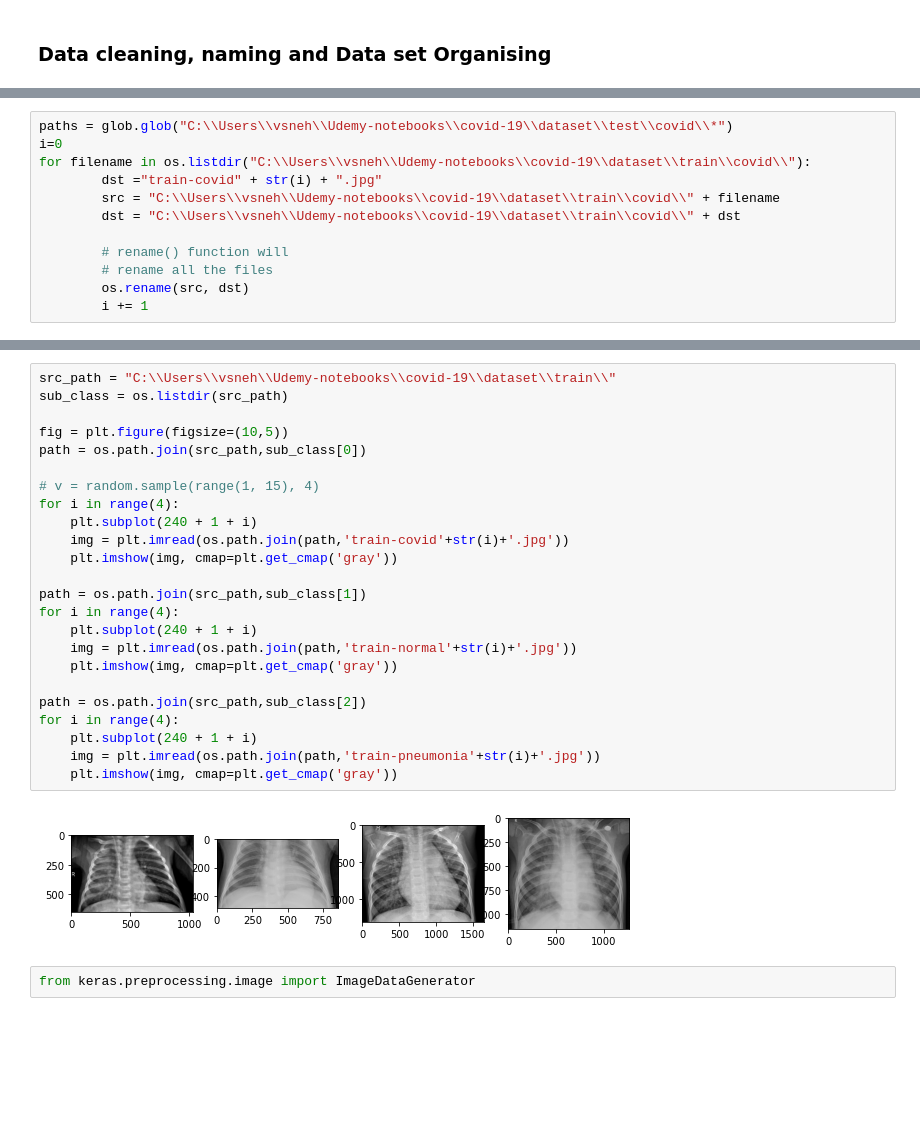
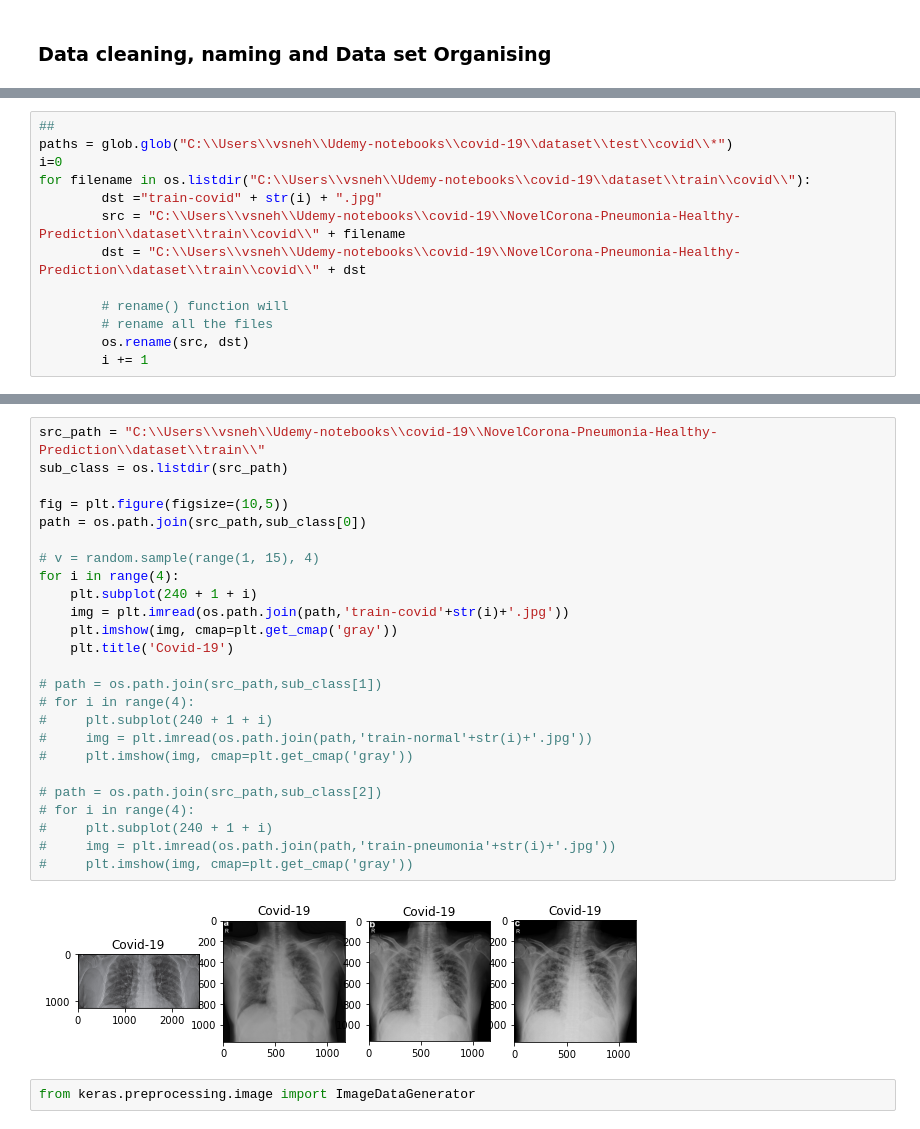
Before and after one commit to snehitvaddi/NovelCorona-Pneumonia-Prediction_V2, a Jupyter notebook: Novel Corona 19.ipynb, the cells around one changed output, grey strips where cells are left out. Saved outputs shown, nothing was run; the diff lists cells and outputs as text; blank space fills up the shorter version.

```diff
--- a/Novel Corona 19.ipynb
+++ b/Novel Corona 19.ipynb
@@ -22,10 +21,11 @@ You can download dataset from here https://drive.google.com/open?id=1wwXhV2pNJjG
 # %%
+##
 paths = glob.glob("C:\\Users\\vsneh\\Udemy-notebooks\\covid-19\\dataset\\test\\covid\\*")
 i=0
 for filename in os.listdir("C:\\Users\\vsneh\\Udemy-notebooks\\covid-19\\dataset\\train\\covid\\"):
         dst ="train-covid" + str(i) + ".jpg"
-        src = "C:\\Users\\vsneh\\Udemy-notebooks\\covid-19\\dataset\\train\\covid\\" + filename
-        dst = "C:\\Users\\vsneh\\Udemy-notebooks\\covid-19\\dataset\\train\\covid\\" + dst
+        src = "C:\\Users\\vsneh\\Udemy-notebooks\\covid-19\\NovelCorona-Pneumonia-Healthy-Prediction\\dataset\\train\\covid\\" + filename
+        dst = "C:\\Users\\vsneh\\Udemy-notebooks\\covid-19\\NovelCorona-Pneumonia-Healthy-Prediction\\dataset\\train\\covid\\" + dst
 
         # rename() function will
         # rename all the files
@@ -66,31 +65,32 @@ plt.imshow(img3)
 <matplotlib.image.AxesImage at 0x...>
 [figure]
 # %%
-src_path = "C:\\Users\\vsneh\\Udemy-notebooks\\covid-19\\dataset\\train\\"
+src_path = "C:\\Users\\vsneh\\Udemy-notebooks\\covid-19\\NovelCorona-Pneumonia-Healthy-Prediction\\dataset\\train\\"
 sub_class = os.listdir(src_path)
 
 fig = plt.figure(figsize=(10,5))
 path = os.path.join(src_path,sub_class[0])
 
 # v = random.sample(range(1, 15), 4)
 for i in range(4):
     plt.subplot(240 + 1 + i)
     img = plt.imread(os.path.join(path,'train-covid'+str(i)+'.jpg'))
     plt.imshow(img, cmap=plt.get_cmap('gray'))
+    plt.title('Covid-19')
 
-path = os.path.join(src_path,sub_class[1])
-for i in range(4):
-    plt.subplot(240 + 1 + i)
-    img = plt.imread(os.path.join(path,'train-normal'+str(i)+'.jpg'))
-    plt.imshow(img, cmap=plt.get_cmap('gray'))
+# path = os.path.join(src_path,sub_class[1])
+# for i in range(4):
+#     plt.subplot(240 + 1 + i)
+#     img = plt.imread(os.path.join(path,'train-normal'+str(i)+'.jpg'))
+#     plt.imshow(img, cmap=plt.get_cmap('gray'))
 
-path = os.path.join(src_path,sub_class[2])
-for i in range(4):
-    plt.subplot(240 + 1 + i)
-    img = plt.imread(os.path.join(path,'train-pneumonia'+str(i)+'.jpg'))
-    plt.imshow(img, cmap=plt.get_cmap('gray'))
+# path = os.path.join(src_path,sub_class[2])
+# for i in range(4):
+#     plt.subplot(240 + 1 + i)
+#     img = plt.imread(os.path.join(path,'train-pneumonia'+str(i)+'.jpg'))
+#     plt.imshow(img, cmap=plt.get_cmap('gray'))
 # %% [output]
-[figure, old version]
+[figure, new version]
 # %%
 from keras.preprocessing.image import ImageDataGenerator
 # %% [output]
```
Also changed, not shown: parts of 22 cells of this notebook, 17 other files.
